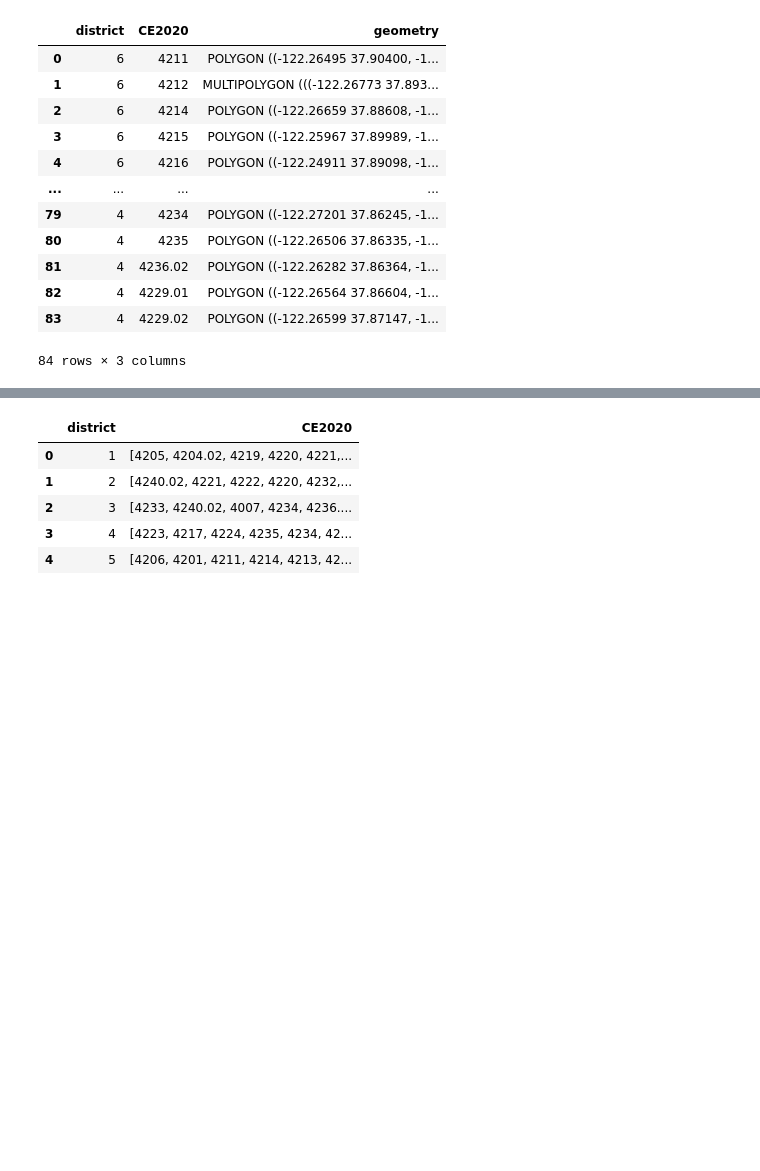
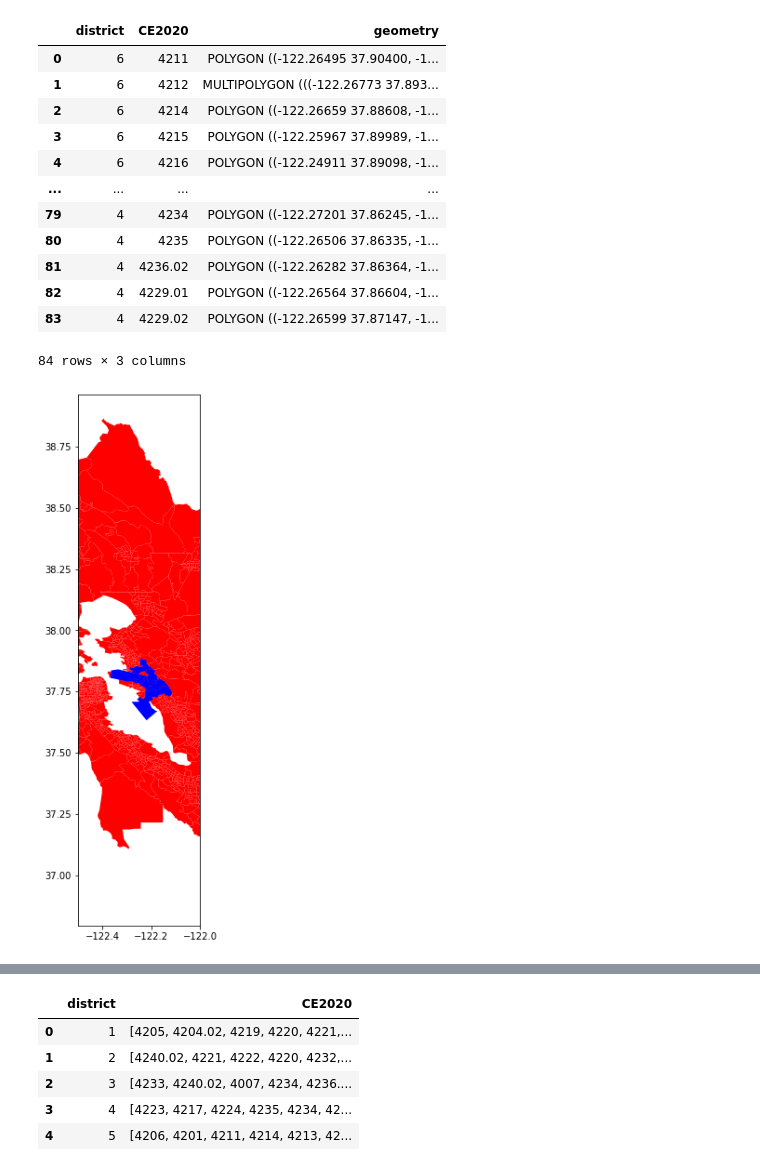
Before and after one commit to keverage-guan/RA-Work, a Jupyter notebook: acs/extract.ipynb, the cells around one changed output, grey strips where cells are left out. Cells and saved outputs as stored; diff of their text form; code cells hidden in the pictures; blank space fills up the shorter version.

```diff
--- a/acs/extract.ipynb
+++ b/acs/extract.ipynb
@@ -154,0 +168,26 @@ for index, row in blocks_districts.iterrows():
+# %%
+# graph polygons in oakland_city_council_2014.csv and tracts in oakland_tracts_2010.csv
+# open oakland_city_council_2014.csv and oakland_tracts_2010.csv
+districts = pd.read_csv(r'D:\Users\User\Downloads\RA Work\acs\geodata\oakland_city_council_2003.csv')
+tracts = pd.read_csv(r'D:\Users\User\Downloads\RA Work\acs\tracts\oakland_tracts_2010.csv')
+
+districts['geometry'] = districts['geometry'].apply(wkt.loads)
+tracts['geometry'] = tracts['geometry'].apply(wkt.loads)
+districts = gpd.GeoDataFrame(districts, geometry='geometry')
+tracts = gpd.GeoDataFrame(tracts, geometry='geometry')
+
+# plot on same graph different colors
+import matplotlib.pyplot as plt
+
+fig, ax = plt.subplots()
+tracts.plot(ax=ax, color='red')
+districts.plot(ax=ax, color='blue')
+
+# zoom in on districts
+ax.set_xlim(-122.5, -122)
+
+#enlarge picture
+fig.set_size_inches(18.5, 10.5)
+plt.show()
+# %% [output]
+[figure, added]
```
Also changed, not shown: parts of 10 cells of this notebook, 57 other files.
